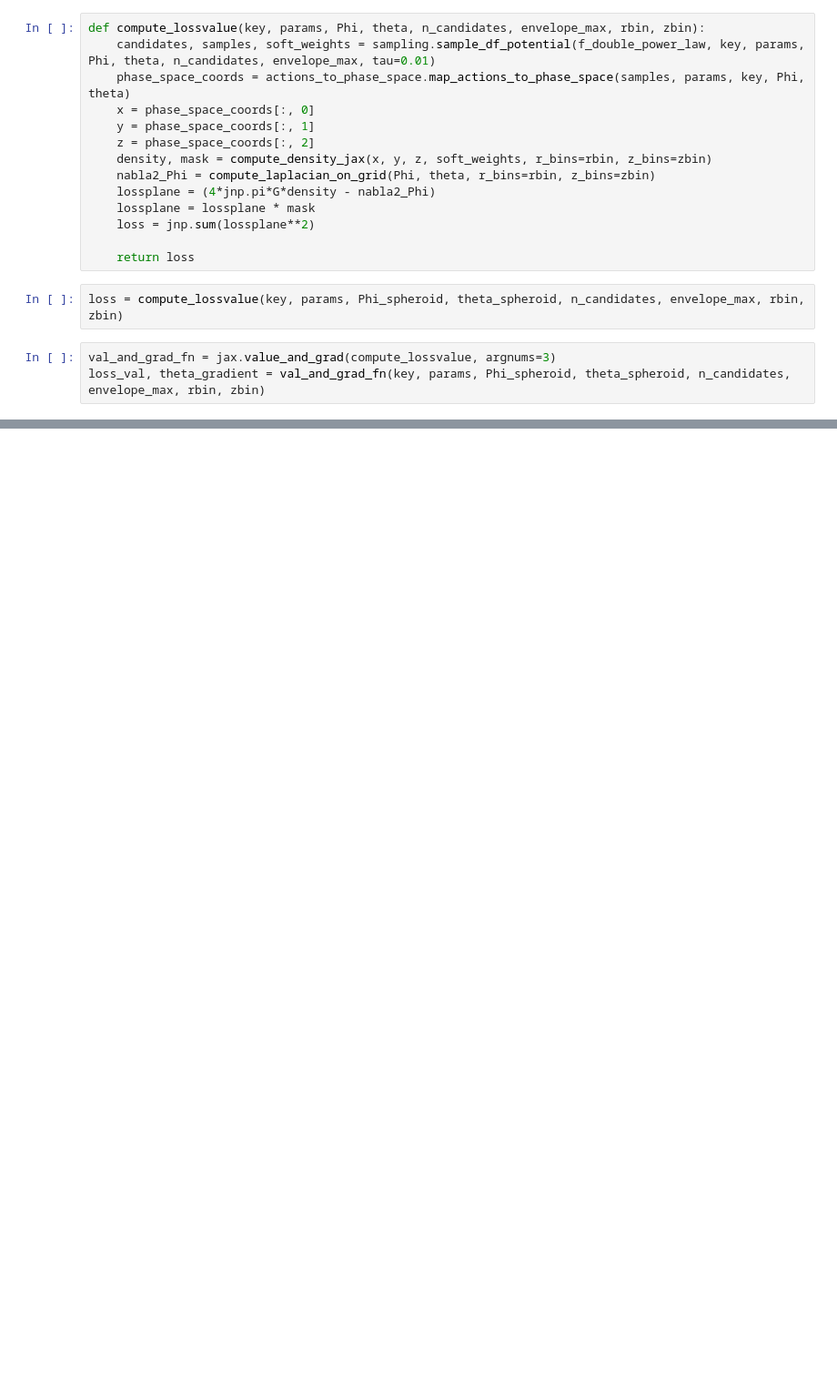
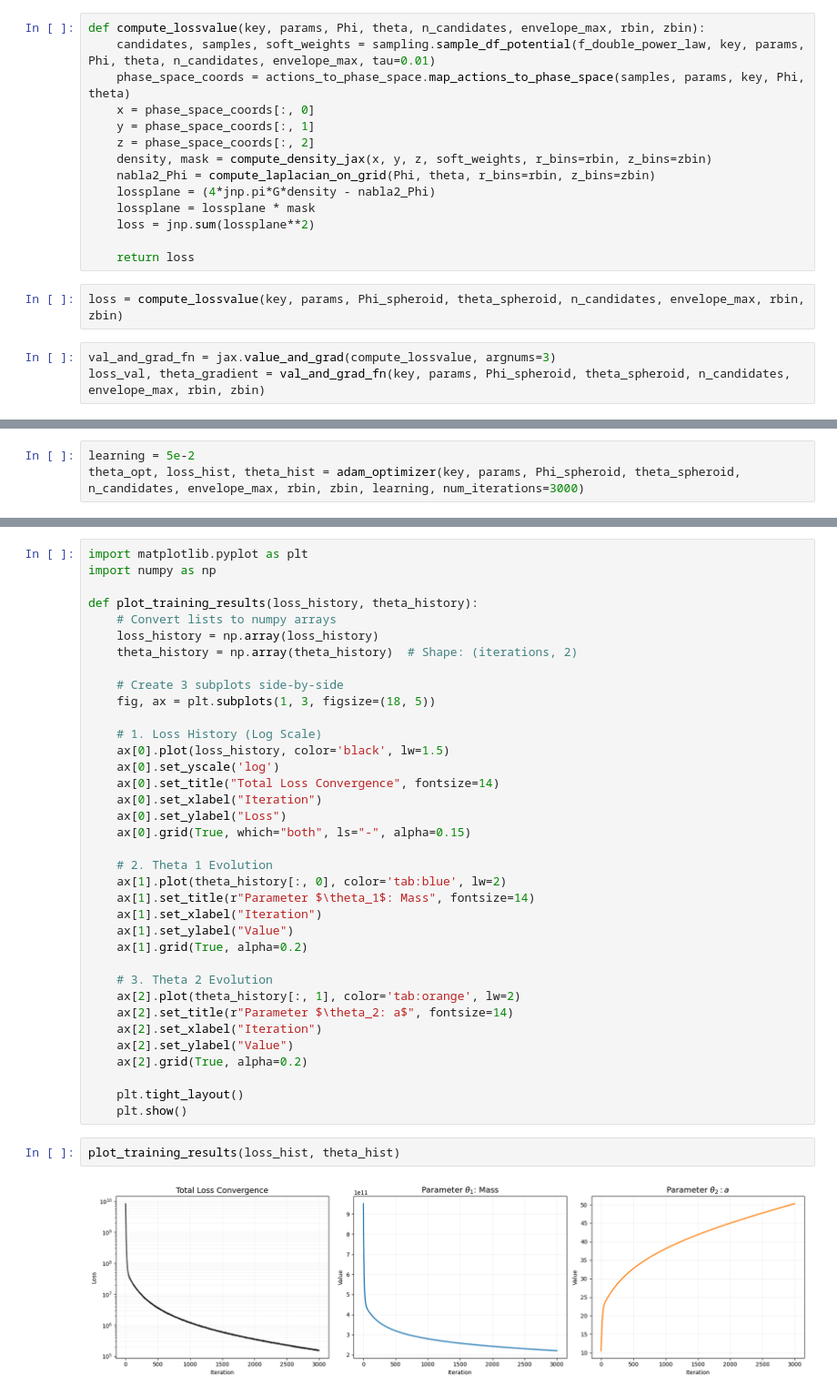
Before and after one commit to anschaible/phoenix, a Jupyter notebook: notebooks/selfconsitency_spheroid.ipynb, the cells around one changed output, grey strips where cells are left out. Shown at 91% size. Saved outputs shown, nothing was run; the diff lists cells and outputs as text; blank space fills up the shorter version.

Commit message:
self consistency, solve poisson equation with adam optimizer

```diff
--- a/notebooks/selfconsitency_spheroid.ipynb
+++ b/notebooks/selfconsitency_spheroid.ipynb
@@ -198,0 +256,3 @@ print(theta_gradient)
+# %%
+learning = 5e-2
+theta_opt, loss_hist, theta_hist = adam_optimizer(key, params, Phi_spheroid, theta_spheroid, n_candidates, envelope_max, rbin, zbin, learning, num_iterations=3000)
@@ -198,0 +277,40 @@ print(theta_gradient)
+# %%
+import matplotlib.pyplot as plt
+import numpy as np
+
+def plot_training_results(loss_history, theta_history):
+    # Convert lists to numpy arrays
+    loss_history = np.array(loss_history)
+    theta_history = np.array(theta_history)  # Shape: (iterations, 2)
+
+    # Create 3 subplots side-by-side
+    fig, ax = plt.subplots(1, 3, figsize=(18, 5))
+
+    # 1. Loss History (Log Scale)
+    ax[0].plot(loss_history, color='black', lw=1.5)
+    ax[0].set_yscale('log')
+    ax[0].set_title("Total Loss Convergence", fontsize=14)
+    ax[0].set_xlabel("Iteration")
+    ax[0].set_ylabel("Loss")
+    ax[0].grid(True, which="both", ls="-", alpha=0.15)
+
+    # 2. Theta 1 Evolution
+    ax[1].plot(theta_history[:, 0], color='tab:blue', lw=2)
+    ax[1].set_title(r"Parameter $\theta_1$: Mass", fontsize=14)
+    ax[1].set_xlabel("Iteration")
+    ax[1].set_ylabel("Value")
+    ax[1].grid(True, alpha=0.2)
+
+    # 3. Theta 2 Evolution
+    ax[2].plot(theta_history[:, 1], color='tab:orange', lw=2)
+    ax[2].set_title(r"Parameter $\theta_2: a$", fontsize=14)
+    ax[2].set_xlabel("Iteration")
+    ax[2].set_ylabel("Value")
+    ax[2].grid(True, alpha=0.2)
+
+    plt.tight_layout()
+    plt.show()
+# %%
+plot_training_results(loss_hist, theta_hist)
+# %% [output]
+[figure, added]
```
Also changed, not shown: parts of 12 cells of this notebook, 2 other files.
